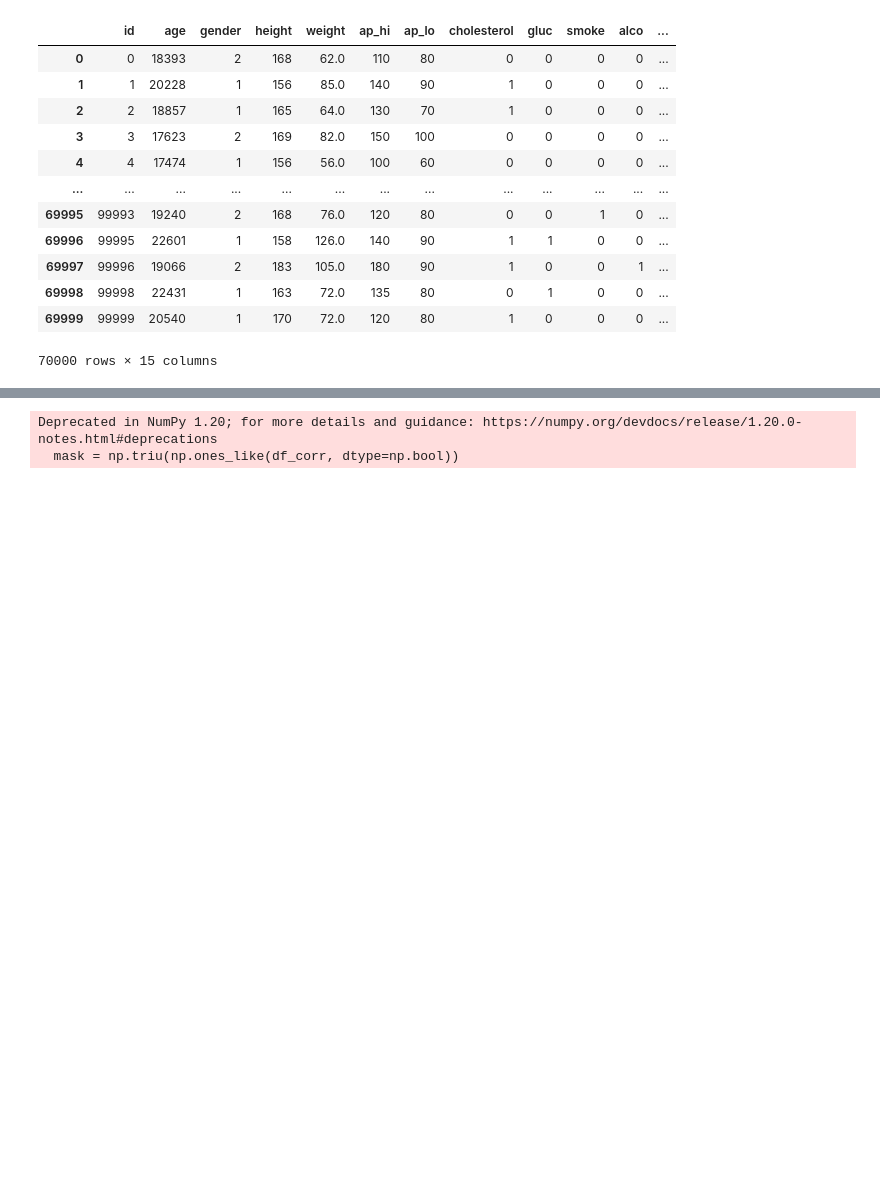
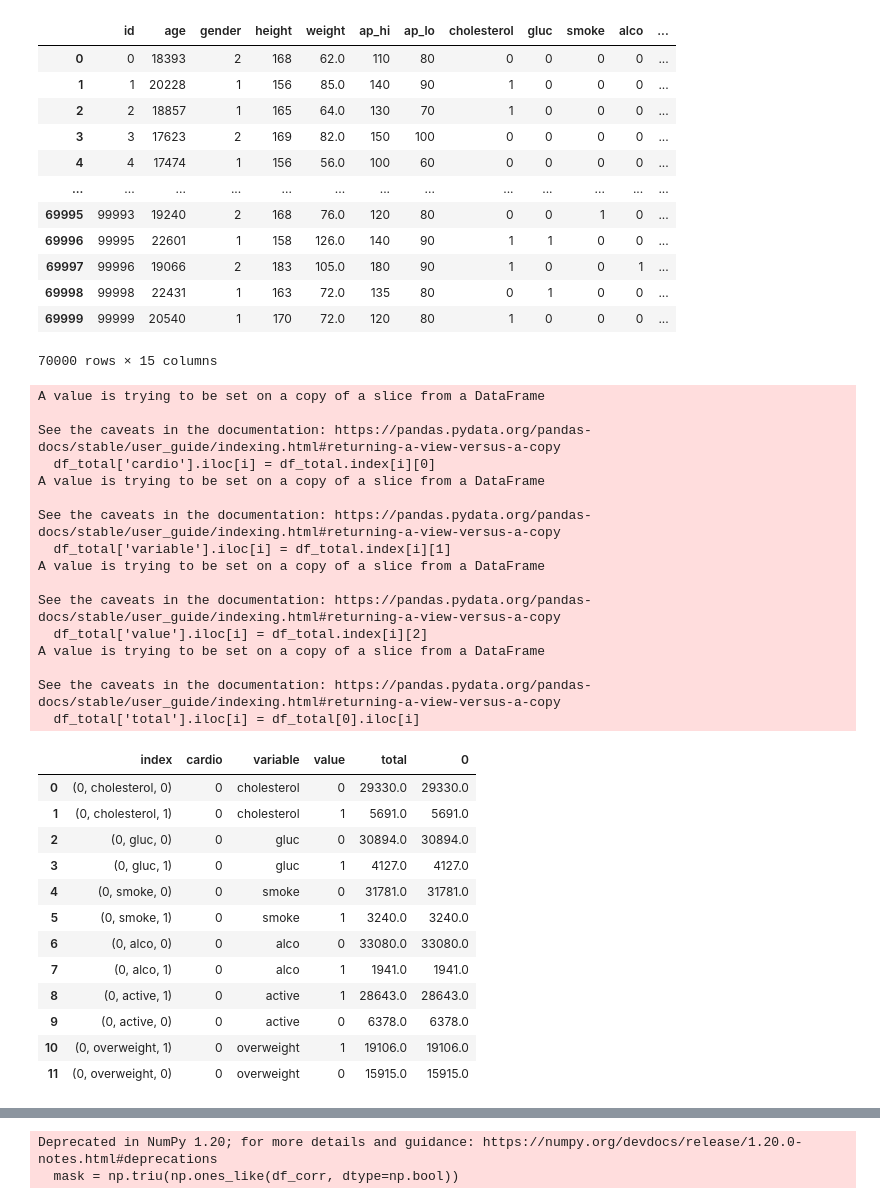
Before and after one commit to JavierRojas14/Medical_Data_Visualizer, a Jupyter notebook: medical_examination.ipynb, the cells around one changed output, grey strips where cells are left out. Cells and saved outputs as stored; diff of their text form; code cells hidden in the pictures; blank space fills up the shorter version.

```diff
--- a/medical_examination.ipynb
+++ b/medical_examination.ipynb
@@ -33,4 +34,53 @@ df
 | 69998 | 99998 | 22431 | 1 | 163 | 72.0 | 135 | 80 | 0 | 1 | 0 | 0 | ... |
 | 69999 | 99999 | 20540 | 1 | 170 | 72.0 | 120 | 80 | 1 | 0 | 0 | 0 | ... |
 70000 rows × 15 columns
+# %%
+df_cat = pd.melt(df, id_vars = 'cardio', value_vars = ['cholesterol', 'gluc', 'smoke', 'alco', 'active', 'overweight'])
+df_cat_0 = df_cat[df_cat['cardio'] == 0]
+df_cat_1 = df_cat[df_cat['cardio'] == 1]
+
+df_total = pd.DataFrame(columns = ['cardio', 'variable', 'value', 'total'])
+for i in df_cat_0.variable.unique():
+    df_nueva = df_cat_0[df_cat_0['variable'] == i]
+    df_nueva = pd.DataFrame(df_nueva.value_counts())
+
+    df_total = pd.concat([df_total, df_nueva])
+
+for i in range(len(list(df_total.index))):
+    df_total['cardio'].iloc[i] = df_total.index[i][0]
+    df_total['variable'].iloc[i] = df_total.index[i][1]
+    df_total['value'].iloc[i] = df_total.index[i][2]
+    df_total['total'].iloc[i] = df_total[0].iloc[i]
+
+df_total.reset_index()
+# %% [output]
+A value is trying to be set on a copy of a slice from a DataFrame
+
+See the caveats in the documentation: https://pandas.pydata.org/pandas-docs/stable/user_guide/indexing.html#returning-a-view-versus-a-copy
+  df_total['cardio'].iloc[i] = df_total.index[i][0]
+A value is trying to be set on a copy of a slice from a DataFrame
+
+See the caveats in the documentation: https://pandas.pydata.org/pandas-docs/stable/user_guide/indexing.html#returning-a-view-versus-a-copy
+  df_total['variable'].iloc[i] = df_total.index[i][1]
+A value is trying to be set on a copy of a slice from a DataFrame
+
+See the caveats in the documentation: https://pandas.pydata.org/pandas-docs/stable/user_guide/indexing.html#returning-a-view-versus-a-copy
+  df_total['value'].iloc[i] = df_total.index[i][2]
+A value is trying to be set on a copy of a slice from a DataFrame
+
+See the caveats in the documentation: https://pandas.pydata.org/pandas-docs/stable/user_guide/indexing.html#returning-a-view-versus-a-copy
+  df_total['total'].iloc[i] = df_total[0].iloc[i]
+|  | index | cardio | variable | value | total | 0 |
+| 0 | (0, cholesterol, 0) | 0 | cholesterol | 0 | 29330.0 | 29330.0 |
+| 1 | (0, cholesterol, 1) | 0 | cholesterol | 1 | 5691.0 | 5691.0 |
+| 2 | (0, gluc, 0) | 0 | gluc | 0 | 30894.0 | 30894.0 |
+| 3 | (0, gluc, 1) | 0 | gluc | 1 | 4127.0 | 4127.0 |
+| 4 | (0, smoke, 0) | 0 | smoke | 0 | 31781.0 | 31781.0 |
+| 5 | (0, smoke, 1) | 0 | smoke | 1 | 3240.0 | 3240.0 |
+| 6 | (0, alco, 0) | 0 | alco | 0 | 33080.0 | 33080.0 |
+| 7 | (0, alco, 1) | 0 | alco | 1 | 1941.0 | 1941.0 |
+| 8 | (0, active, 1) | 0 | active | 1 | 28643.0 | 28643.0 |
+| 9 | (0, active, 0) | 0 | active | 0 | 6378.0 | 6378.0 |
+| 10 | (0, overweight, 1) | 0 | overweight | 1 | 19106.0 | 19106.0 |
+| 11 | (0, overweight, 0) | 0 | overweight | 0 | 15915.0 | 15915.0 |
 # %%
```
Also changed, not shown: parts of 6 cells of this notebook.
